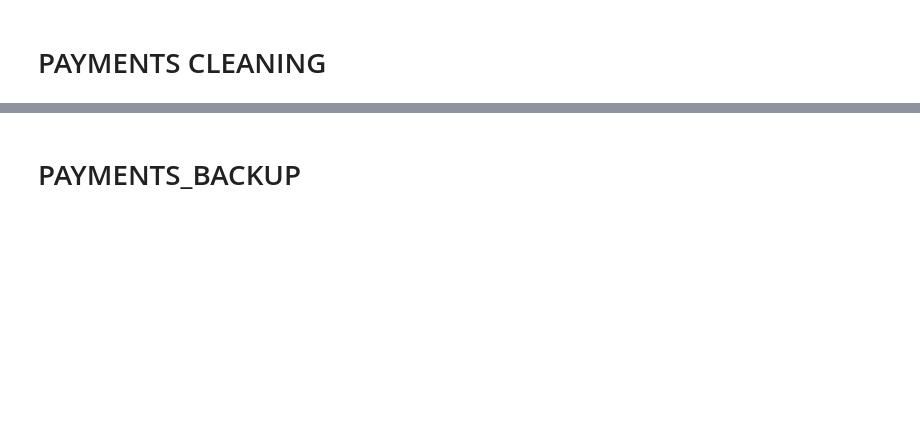
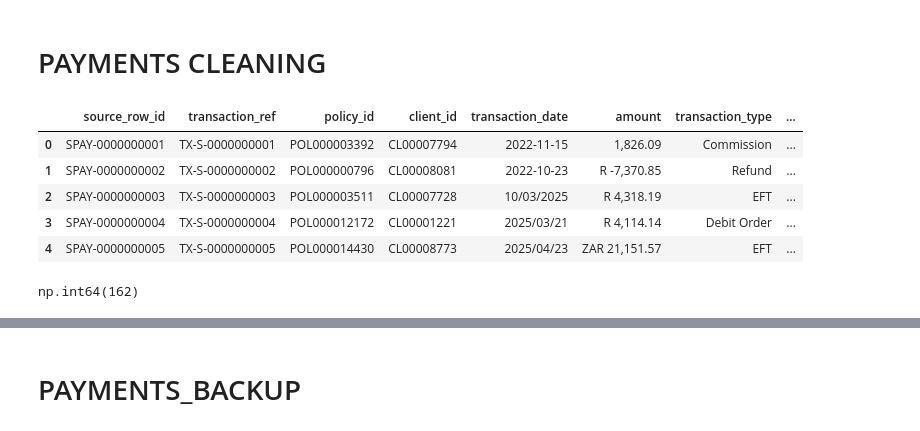
Before and after one commit to LuckyTwala0000/Sanlam-Life-Wealth-1-Retirement, a Jupyter notebook: Notebook/Melvin_cleaning_.ipynb, the cells around one changed output, grey strips where cells are left out. Cells and saved outputs as stored; diff of their text form; code cells hidden in the pictures; blank space fills up the shorter version.

```diff
--- a/Notebook/Melvin_cleaning_.ipynb
+++ b/Notebook/Melvin_cleaning_.ipynb
@@ -2,12 +2,21 @@
 # PAYMENTS CLEANING
 # %%
 import pandas as pd
-payments = pd.read_csv("../raw_data/sanlam_raw_payments.csv")
+payments_starter = pd.read_csv("../raw_data/sanlam_raw_payments.csv")
 
-payments.head()
+payments_starter.head()
+# %% [output]
+|  | source_row_id | transaction_ref | policy_id | client_id | transaction_date | amount | transaction_type | ... |
+| 0 | SPAY-0000000001 | TX-S-0000000001 | POL000003392 | CL00007794 | 2022-11-15 | 1,826.09 | Commission | ... |
+| 1 | SPAY-0000000002 | TX-S-0000000002 | POL000000796 | CL00008081 | 2022-10-23 | R -7,370.85 | Refund | ... |
+| 2 | SPAY-0000000003 | TX-S-0000000003 | POL000003511 | CL00007728 | 10/03/2025 | R 4,318.19 | EFT | ... |
+| 3 | SPAY-0000000004 | TX-S-0000000004 | POL000012172 | CL00001221 | 2025/03/21 | R 4,114.14 | Debit Order | ... |
+| 4 | SPAY-0000000005 | TX-S-0000000005 | POL000014430 | CL00008773 | 2025/04/23 | ZAR 21,151.57 | EFT | ... |
 # %%
 # Check to see if the transaction date has any NA values
-payments['transaction_date'].isna().sum()
+payments_starter['transaction_date'].isna().sum()
+# %% [output]
+np.int64(162)
 # %%
 # Step 1: Create a parser for the known formats
 def parse_transaction_date(date_str):
```
Also changed, not shown: parts of 68 cells of this notebook, 2 other files.
